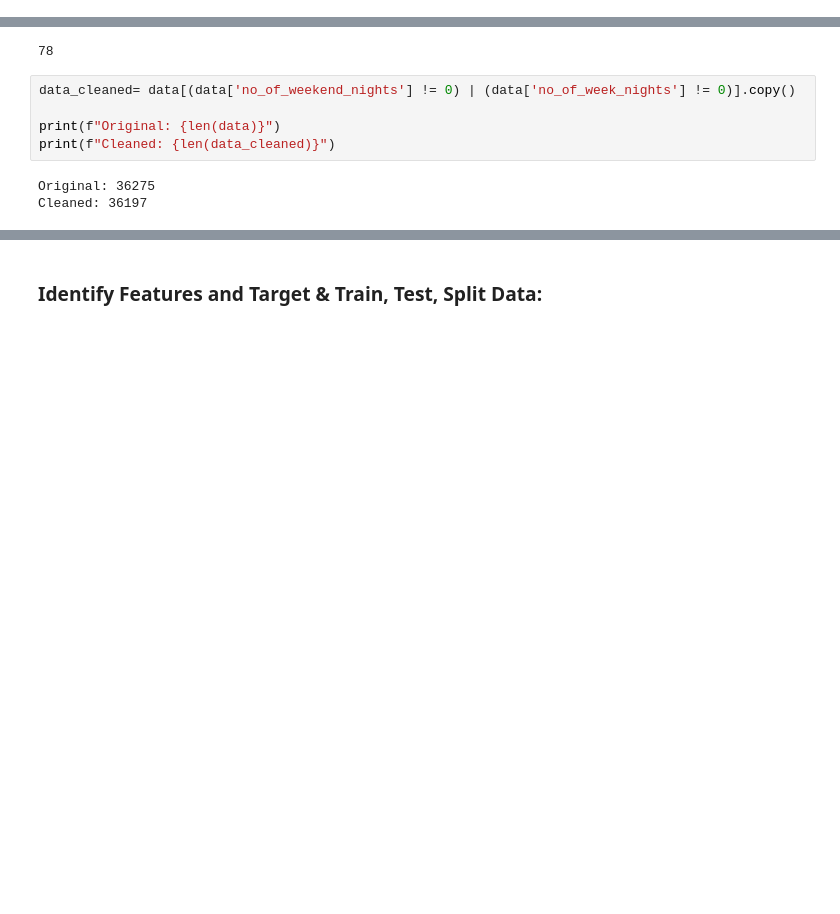
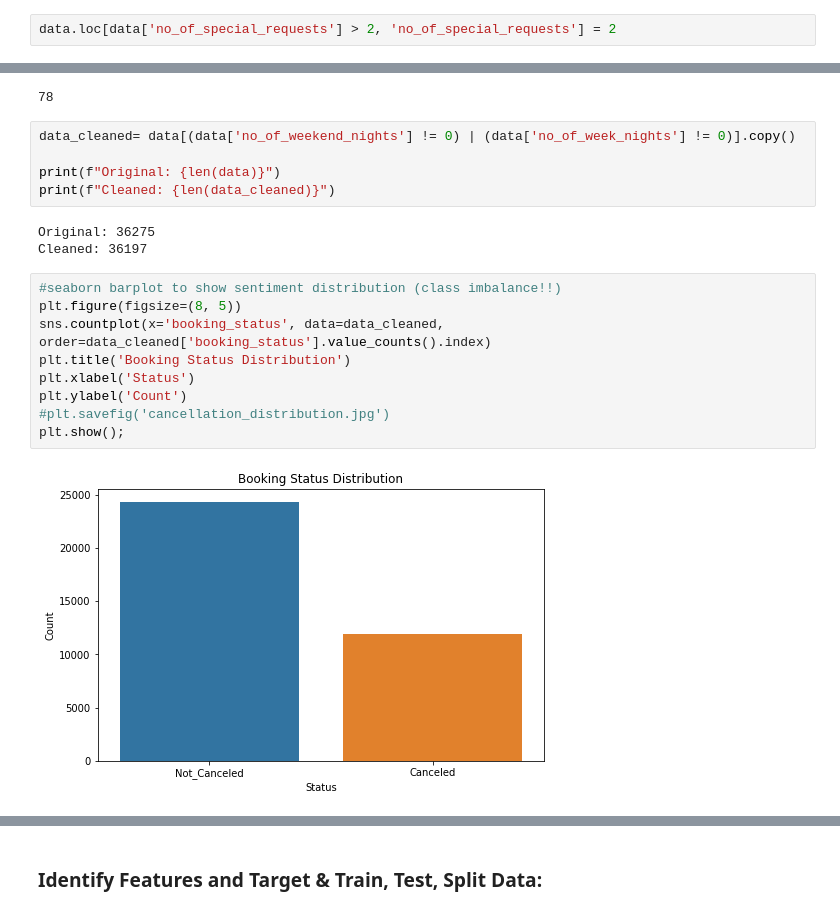
Before and after one commit to morgannash1/hotel_reservations, a Jupyter notebook: notebook.ipynb, the cells around one changed output, grey strips where cells are left out. Cells and saved outputs as stored; diff of their text form; blank space fills up the shorter version.

```diff
--- a/notebook.ipynb
+++ b/notebook.ipynb
@@ -350,6 +328,8 @@ Name: no_of_previous_cancellations, dtype: int64
 # %%
 # Capping using .loc for explicit control:
 data.loc[data['no_of_previous_bookings_not_canceled'] > 12, 'no_of_previous_bookings_not_canceled'] = 12
+# %%
+data.loc[data['no_of_special_requests'] > 2, 'no_of_special_requests'] = 2
 # %%
 #clear business limit. It is highly unusual for a single booking to have 9 or 10 children.
 data.loc[data['no_of_children'] > 2, 'no_of_children'] = 3
@@ -383,3 +361,14 @@ print(f"Cleaned: {len(data_cleaned)}")
 # %% [output]
 Original: 36275
 Cleaned: 36197
+# %%
+#seaborn barplot to show sentiment distribution (class imbalance!!)
+plt.figure(figsize=(8, 5))
+sns.countplot(x='booking_status', data=data_cleaned, order=data_cleaned['booking_status'].value_counts().index)
+plt.title('Booking Status Distribution')
+plt.xlabel('Status')
+plt.ylabel('Count')
+#plt.savefig('cancellation_distribution.jpg')
+plt.show();
+# %% [output]
+[figure, added]
```
Also changed, not shown: parts of 21 cells of this notebook, 1 other file.
